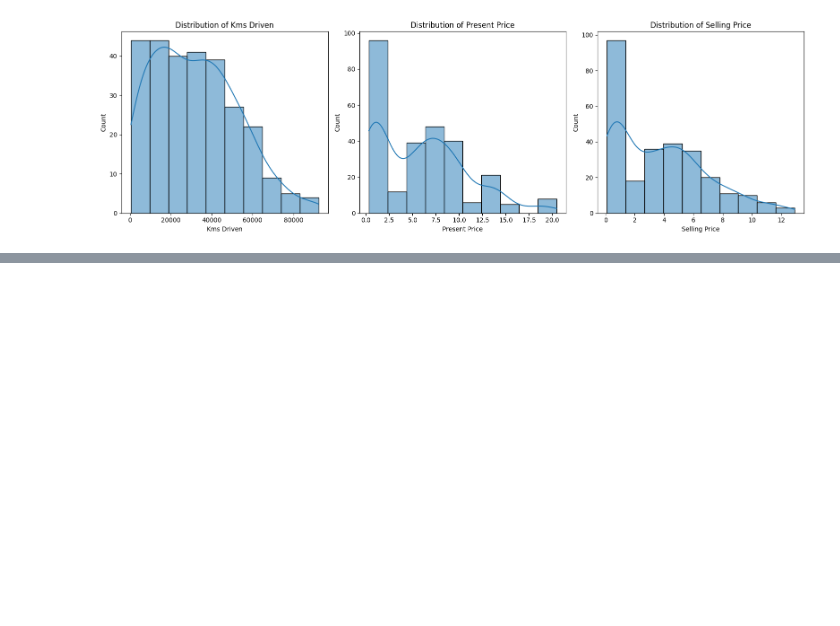
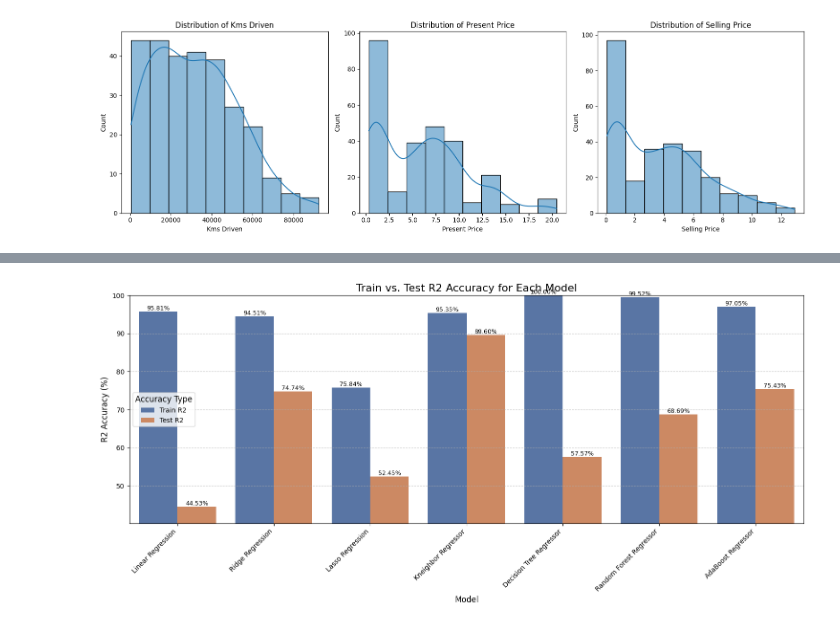
Before and after one commit to nikeshgamal24/Car-Price-Prediction-Project, a Jupyter notebook: Car_Price_Prediction_Regression_Project.ipynb, the cells around one changed output, grey strips where cells are left out. Drawn from its saved outputs; the diff is of its cells as text; code cells hidden in the pictures; blank space fills up the shorter version.

Commit message:
Hyper Parameter Tuning of different models

```diff
--- a/Car_Price_Prediction_Regression_Project.ipynb
+++ b/Car_Price_Prediction_Regression_Project.ipynb
@@ -437,0 +587,7 @@ Histograms After Outliers Treatment using Trimming Method
+# %%
+## applying the transformation to the training dataset (fit_transform)
+# Fit the preprocessor ONLY on the training data
+X_train_transformed = preprocessor.fit_transform(X_train)
+
+# Transform the test data using the *fitted* preprocessor (do NOT fit again!)
+X_test_transformed = preprocessor.transform(X_test)
@@ -437,0 +615,12 @@ Histograms After Outliers Treatment using Trimming Method
+# %%
+## create dictionary of models
+models = {
+    "Linear Regression": LinearRegression(),
+    "Ridge Regression":Ridge(),
+    "Lasso Regression":Lasso(),
+    "Kneighbor Regressor":KNeighborsRegressor(),
+    "Decision Tree Regressor":DecisionTreeRegressor(),
+    "Random Forest Regressor":RandomForestRegressor(),
+    "AdaBoost Regressor": AdaBoostRegressor()
+
+}
@@ -437,0 +689,51 @@ Histograms After Outliers Treatment using Trimming Method
+# %%
+# Prepare data for seaborn
+# We need a long-form DataFrame for seaborn's `barplot` with `hue`
+plot_data = []
+for model_name, accuracies in all_model_accuracies.items():
+  plot_data.append({'Model': model_name, 'Accuracy Type': 'Train R2', 'R2 Accuracy (%)': accuracies['train_accuracy']})
+  plot_data.append({'Model': model_name, 'Accuracy Type': 'Test R2', 'R2 Accuracy (%)': accuracies['test_accuracy']})
+
+df_plot = pd.DataFrame(plot_data)
+
+plt.figure(figsize=(15, 7)) # Adjust figure size as needed
+
+sns.barplot(
+    x='Model',
+    y='R2 Accuracy (%)',
+    hue='Accuracy Type', # This creates the grouped bars
+    data=df_plot,
+    palette='deep', # You can choose another palette like 'viridis', 'pastel', 'rocket'
+    errorbar=None # To remove error bars if present (default is `se` for standard error)
+)
+
+# Add R2 values on top of the bars
+for container in plt.gca().containers:
+    for bar in container:
+        height = bar.get_height()
+        plt.gca().text(
+            bar.get_x() + bar.get_width() / 2,
+            height,
+            f'{height:.2f}%',
+            ha='center',
+            va='bottom',
+            fontsize=9,
+            color='black'
+        )
+
+plt.xlabel('Model', fontsize=12)
+plt.ylabel('R2 Accuracy (%)', fontsize=12)
+plt.title('Train vs. Test R2 Accuracy for Each Model', fontsize=16)
+
+# Adjust y-axis limits to start from 0 or a sensible value if all accuracies are very high
+min_overall_r2 = min(df_plot['R2 Accuracy (%)']) if not df_plot.empty else 0
+plt.ylim(max(0, min_overall_r2 * 0.9), 100) # Ensure y-axis starts reasonably
+
+plt.xticks(rotation=45, ha='right', fontsize=10) # Rotate x-axis labels
+plt.yticks(fontsize=10)
+plt.legend(title='Accuracy Type', fontsize=10, title_fontsize=12) # Add a legend
+plt.grid(axis='y', linestyle='--', alpha=0.7) # Add a grid for better readability
+plt.tight_layout() # Adjust layout to prevent labels from overlapping
+plt.show()
+# %% [output]
+[figure, added]
```
Also changed, not shown: parts of 35 cells of this notebook.
